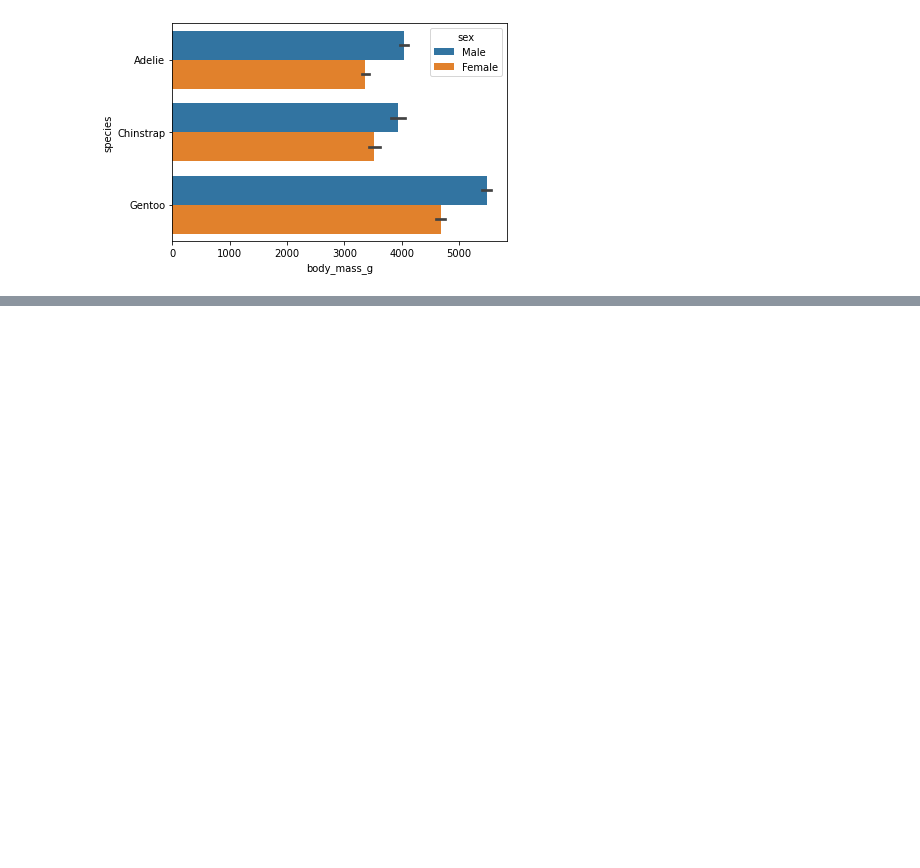
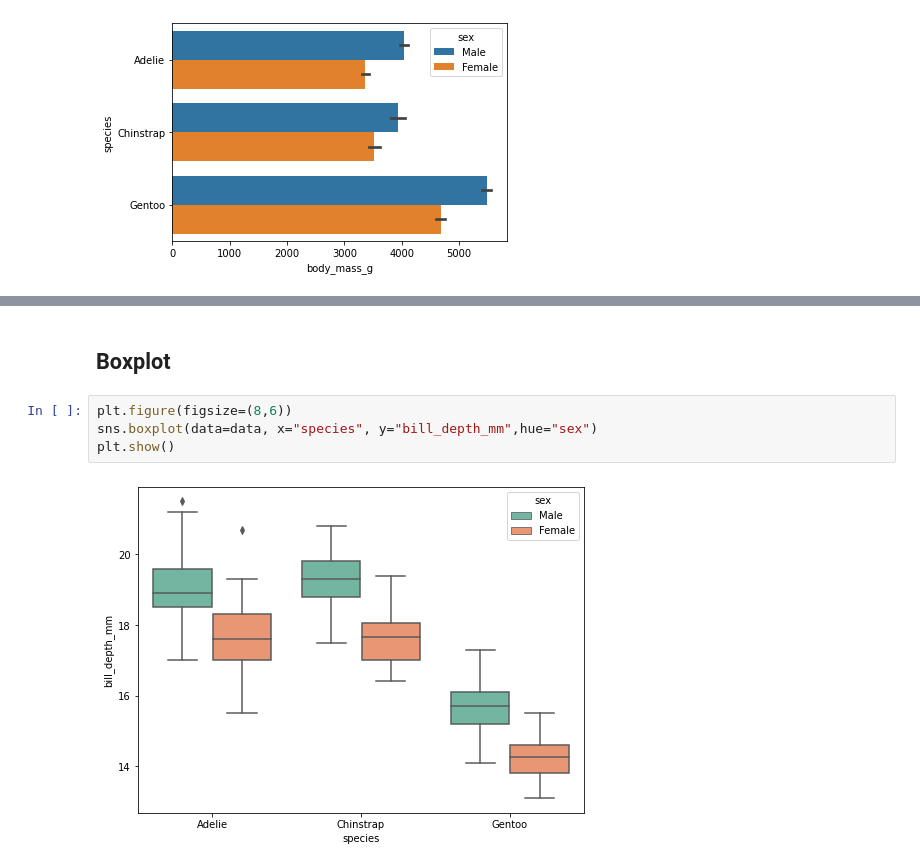
Before and after one commit to yeonseocho/machine-learning-and-python, a Jupyter notebook: basic python/seaborn plots.ipynb, the cells around one changed output, grey strips where cells are left out. Saved outputs shown, nothing was run; the diff lists cells and outputs as text; blank space fills up the shorter version.

```diff
--- a/basic python/seaborn plots.ipynb
+++ b/basic python/seaborn plots.ipynb
@@ -59,0 +71,8 @@ plt.show()
+# %% [markdown]
+## Boxplot
+# %%
+plt.figure(figsize=(8,6))
+sns.boxplot(data=data, x="species", y="bill_depth_mm",hue="sex")
+plt.show()
+# %% [output]
+[figure, added]
```
Also changed, not shown: parts of 15 cells of this notebook.
